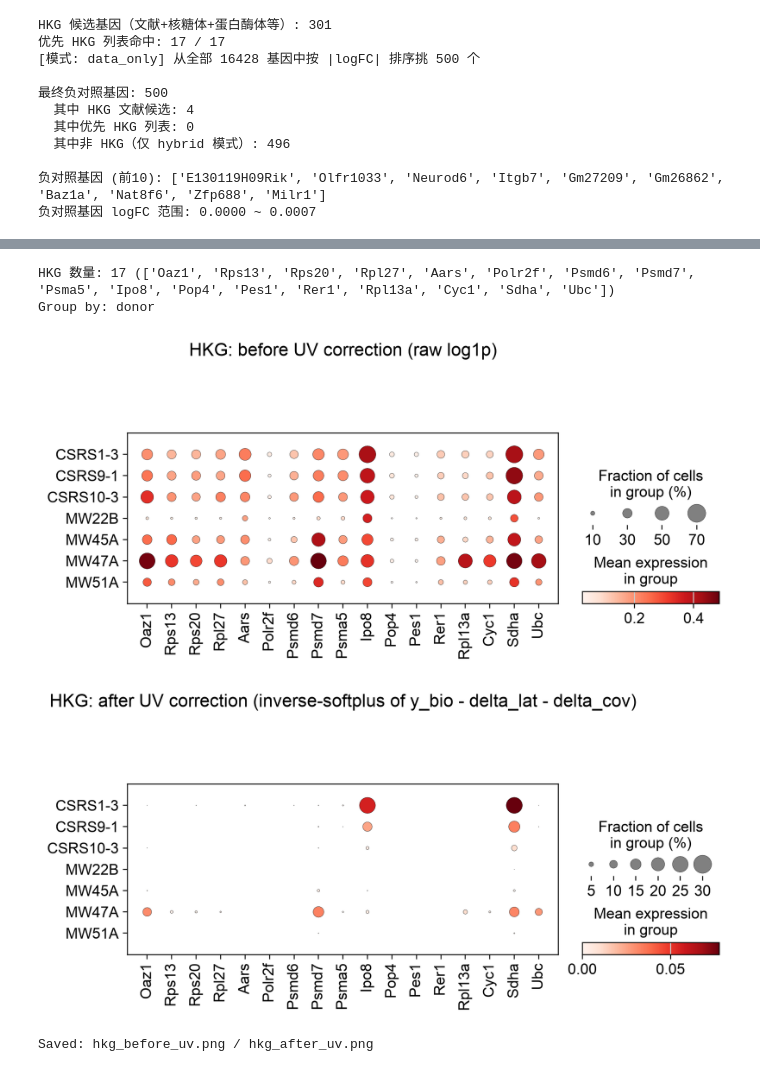
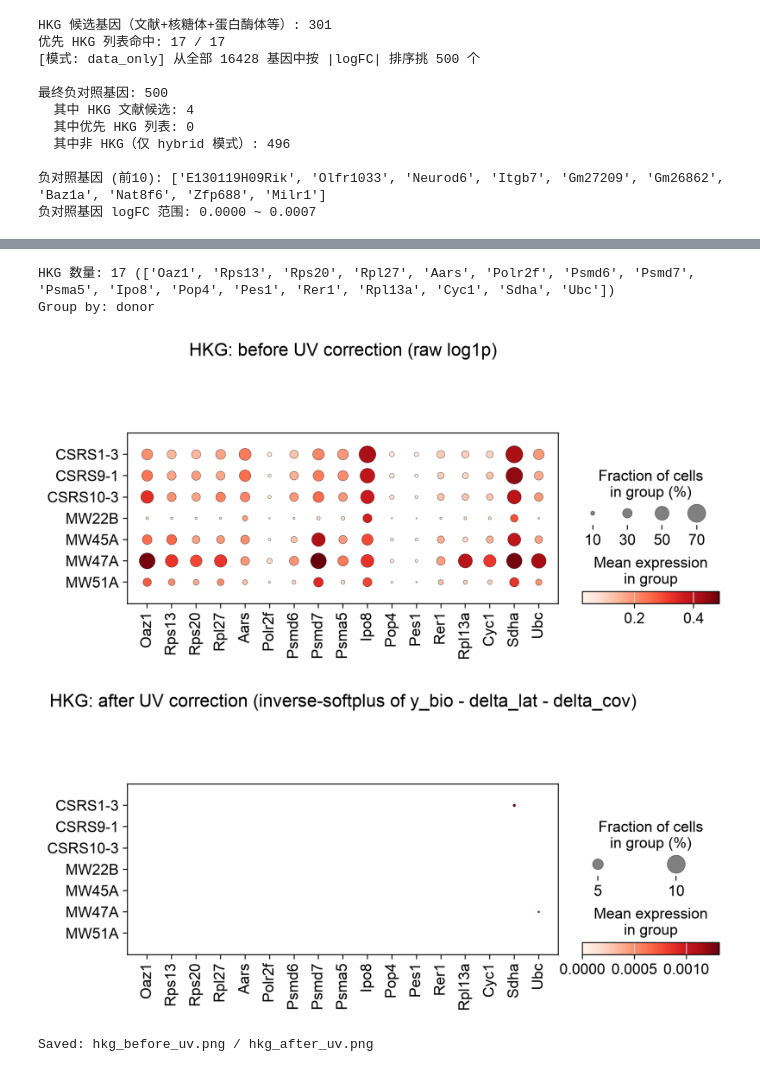
Before and after one commit to juychen/RUVDEG, a Jupyter notebook: testRUVVAE.ipynb, the cells around one changed output, grey strips where cells are left out. Drawn from its saved outputs; the diff is of its cells as text; code cells hidden in the pictures.

```diff
--- a/testRUVVAE.ipynb
+++ b/testRUVVAE.ipynb
@@ -901,35 +901,35 @@ fig = sc.pl.dotplot(
     use_raw=False,
     layer=None,
     standard_scale=None,
     cmap="Reds",
     show=False,
     title="HKG: before UV correction (raw log1p)",
     return_fig=True,
 )
 fig.savefig("hkg_before_uv.png", bbox_inches="tight")
 
 # 矫正后：UV-removed 表达（inverse softplus）
 fig = sc.pl.dotplot(
     adata_hvg,
     var_names=hkg_genes_used,
     groupby=groupby_key,
     use_raw=False,
-    layer="X_uv_removed",
+    layer="X_bio",
     standard_scale=None,
     cmap="Reds",
     show=False,
     title="HKG: after UV correction (inverse-softplus of y_bio - delta_lat - delta_cov)",
     return_fig=True,
 )
 fig.savefig("hkg_after_uv.png", bbox_inches="tight")
 
 plt.show()
 print("Saved: hkg_before_uv.png / hkg_after_uv.png")
 # %% [output]
 HKG 数量: 17 (['Oaz1', 'Rps13', 'Rps20', 'Rpl27', 'Aars', 'Polr2f', 'Psmd6', 'Psmd7', 'Psma5', 'Ipo8', 'Pop4', 'Pes1', 'Rer1', 'Rpl13a', 'Cyc1', 'Sdha', 'Ubc'])
 Group by: donor
 [figure]
-[figure, old version]
+[figure, new version]
 Saved: hkg_before_uv.png / hkg_after_uv.png
 # %%
 # ========== 9d. Scanpy dotplot：HKG raw / UV-removed / UV-part 三联图 ==========
```
Also changed, not shown: parts of 9 cells of this notebook, 2 other files.
